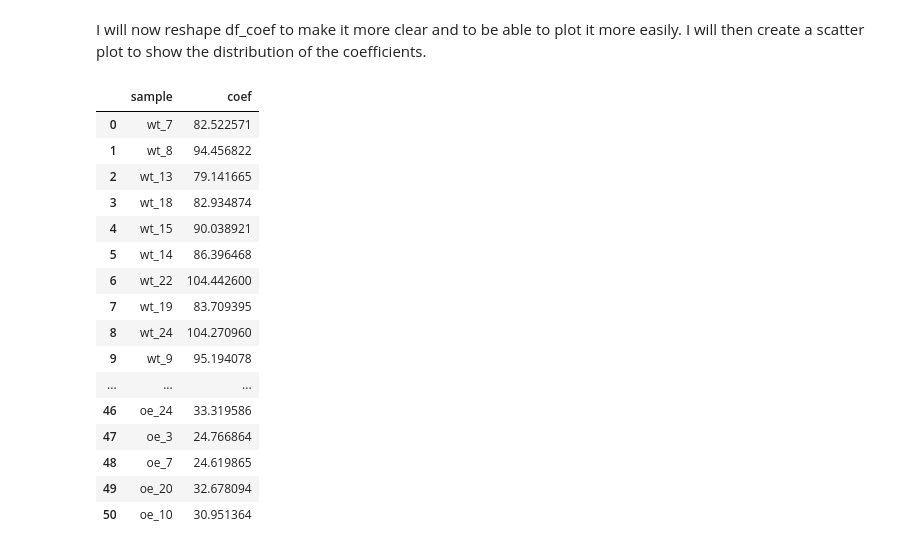
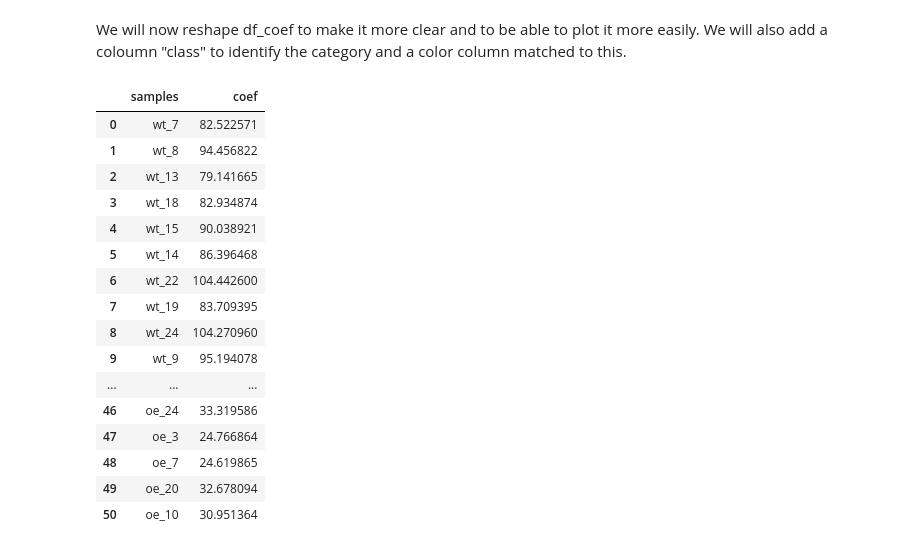
Before and after one commit to valedavi/dataforscience_residency, a Jupyter notebook: 2_linear_regression.ipynb, the cells around one changed output. Drawn from its saved outputs; the diff is of its cells as text; code cells hidden in the pictures.

```diff
--- a/2_linear_regression.ipynb
+++ b/2_linear_regression.ipynb
@@ -10,4 +16,4 @@ I will now open the csv file generated by the previous script and reset the inde
 # %%
-df = pd.read_csv('pre-processed_norm_neurite_area_t.csv')
+df = pd.read_pickle('pre-processed_norm_neurite_area_t.pkl')
 df
 # %% [output]
@@ -23,3 +29,0 @@ df
-# %%
-df = df.set_index('day')
-df
@@ -48,15 +41,14 @@ df_coef
 | 0 | 82.522571 | 94.456822 | 79.141665 | 82.934874 | 90.038921 | 86.396468 | 104.4426 | 83.709395 | 104.27096 | 95.194078 | ... | ... |
 1 rows × 51 columns
 # %% [markdown]
-I will now reshape df_coef to make it more clear and to be able to plot it more easily. I will then create a scatter plot to show the distribution of the coefficients.
+We will now reshape df_coef to make it more clear and to be able to plot it more easily. We will also add a coloumn "class" to identify the category and a color column matched to this.
 # %%
 df_coef = df_coef.T
 df_coef = df_coef.rename(columns={0 : 'coef'})
 df_coef = df_coef.reset_index(level=0)
-df_coef = df_coef.rename(columns={'index' : 'sample'})
 df_coef
 # %% [output]
-|  | sample | coef |
+|  | samples | coef |
 | 0 | wt_7 | 82.522571 |
 | 1 | wt_8 | 94.456822 |
 | 2 | wt_13 | 79.141665 |
```
Also changed, not shown: parts of 13 cells of this notebook, 4 other files.
